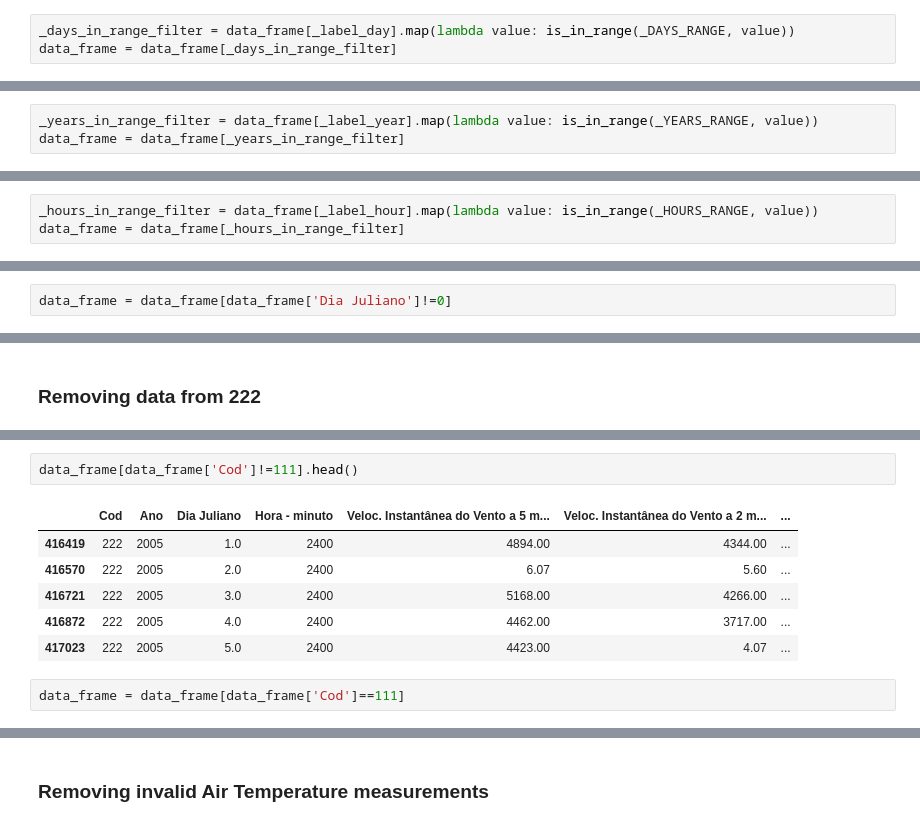
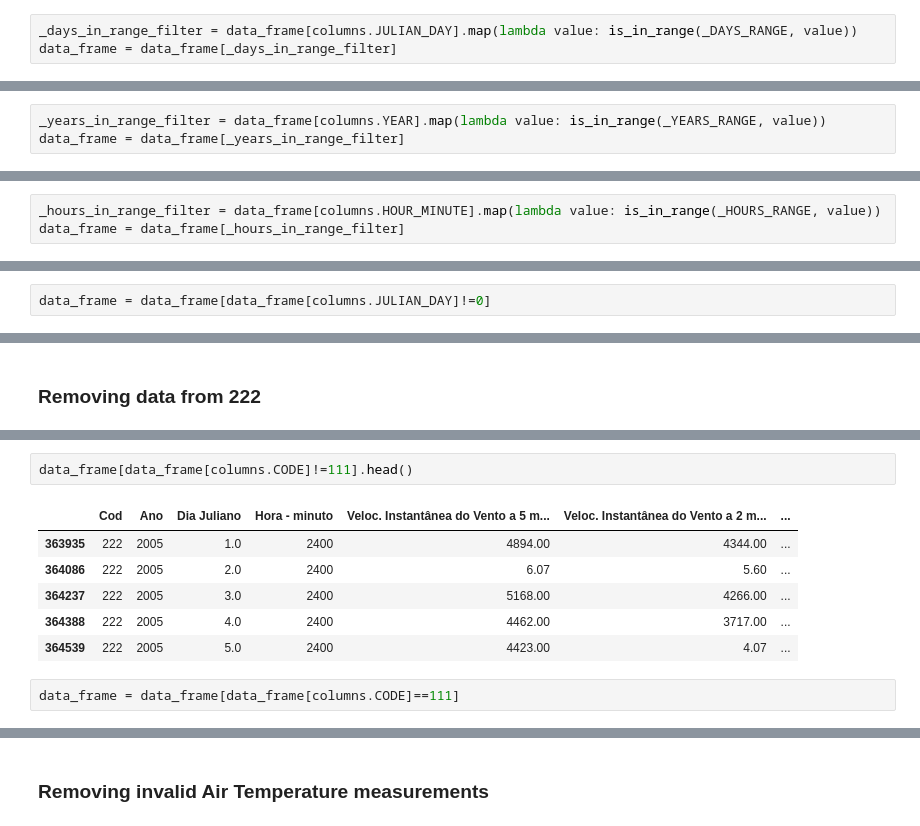
Before and after one commit to imdavi/climate-health-data-analysis, a Jupyter notebook: 2. Cleaning 111 dataset.ipynb, the cells around one changed output, grey strips where cells are left out. Saved outputs shown, nothing was run; the diff lists cells and outputs as text.

```diff
--- a/2. Cleaning 111 dataset.ipynb
+++ b/2. Cleaning 111 dataset.ipynb
@@ -72,6 +71,6 @@ data_frame[_days_not_in_range_filter][_label_day].unique()
 # %% [output]
 array([-53.36, 388.  ,  29.77, 654.  ])
 # %%
-_days_in_range_filter = data_frame[_label_day].map(lambda value: is_in_range(_DAYS_RANGE, value))
+_days_in_range_filter = data_frame[columns.JULIAN_DAY].map(lambda value: is_in_range(_DAYS_RANGE, value))
 data_frame = data_frame[_days_in_range_filter]
 # %%
@@ -83,6 +79,6 @@ data_frame[_years_not_in_range_filter][_label_year].unique()
 # %% [output]
 array([2017])
 # %%
-_years_in_range_filter = data_frame[_label_year].map(lambda value: is_in_range(_YEARS_RANGE, value))
+_years_in_range_filter = data_frame[columns.YEAR].map(lambda value: is_in_range(_YEARS_RANGE, value))
 data_frame = data_frame[_years_in_range_filter]
 # %%
@@ -94,7 +88,7 @@ data_frame[_hours_not_in_range_filter][_label_hour].unique()
 # %% [output]
 array([], dtype=int64)
 # %%
-_hours_in_range_filter = data_frame[_label_hour].map(lambda value: is_in_range(_HOURS_RANGE, value))
+_hours_in_range_filter = data_frame[columns.HOUR_MINUTE].map(lambda value: is_in_range(_HOURS_RANGE, value))
 data_frame = data_frame[_hours_in_range_filter]
 # %%
 data_frame.shape
@@ -173,5 +167,5 @@ data_frame[data_frame['Dia Juliano']==0]
 # %%
-data_frame = data_frame[data_frame['Dia Juliano']!=0]
+data_frame = data_frame[data_frame[columns.JULIAN_DAY]!=0]
 # %%
 data_frame.shape
 # %% [output]
@@ -183,16 +177,16 @@ data_frame['Cod'].unique()
 # %% [output]
 array([111, 222])
 # %%
-data_frame[data_frame['Cod']!=111].head()
+data_frame[data_frame[columns.CODE]!=111].head()
 # %% [output]
 |  | Cod | Ano | Dia Juliano | Hora - minuto | Veloc. Instantânea do Vento a 5 m... | Veloc. Instantânea do Vento a 2 m... | ... |
-| 416419 | 222 | 2005 | 1.0 | 2400 | 4894.00 | 4344.00 | ... |
-| 416570 | 222 | 2005 | 2.0 | 2400 | 6.07 | 5.60 | ... |
-| 416721 | 222 | 2005 | 3.0 | 2400 | 5168.00 | 4266.00 | ... |
-| 416872 | 222 | 2005 | 4.0 | 2400 | 4462.00 | 3717.00 | ... |
-| 417023 | 222 | 2005 | 5.0 | 2400 | 4423.00 | 4.07 | ... |
+| 363935 | 222 | 2005 | 1.0 | 2400 | 4894.00 | 4344.00 | ... |
+| 364086 | 222 | 2005 | 2.0 | 2400 | 6.07 | 5.60 | ... |
+| 364237 | 222 | 2005 | 3.0 | 2400 | 5168.00 | 4266.00 | ... |
+| 364388 | 222 | 2005 | 4.0 | 2400 | 4462.00 | 3717.00 | ... |
+| 364539 | 222 | 2005 | 5.0 | 2400 | 4423.00 | 4.07 | ... |
 # %%
-data_frame = data_frame[data_frame['Cod']==111]
+data_frame = data_frame[data_frame[columns.CODE]==111]
 # %%
 data_frame.shape
 # %% [output]
```
Also changed, not shown: parts of 41 cells of this notebook, 2 other files.
